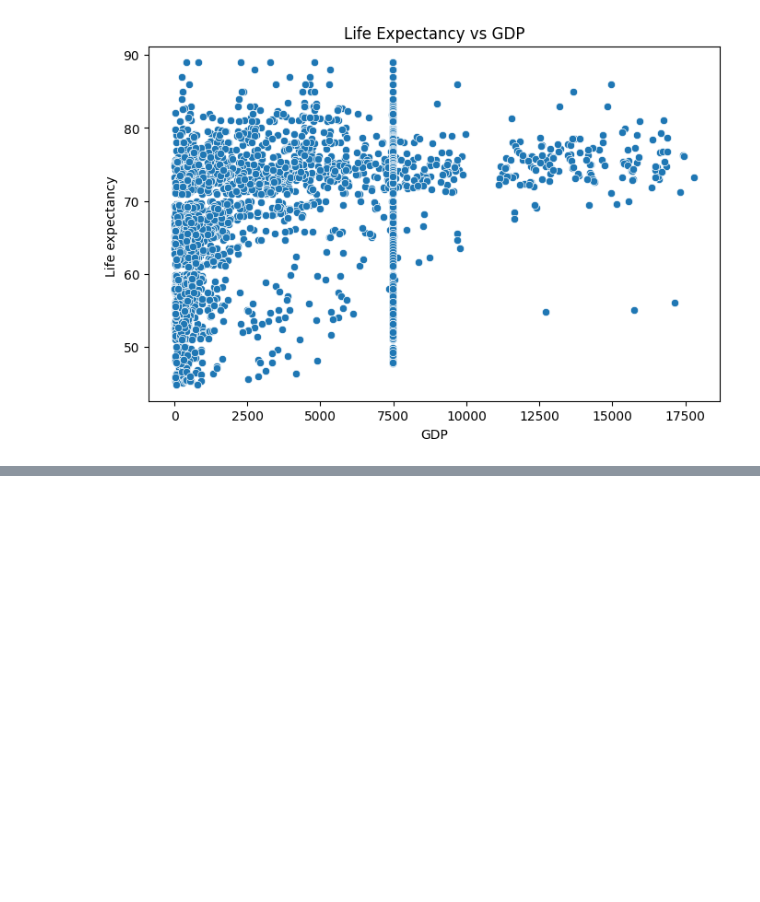
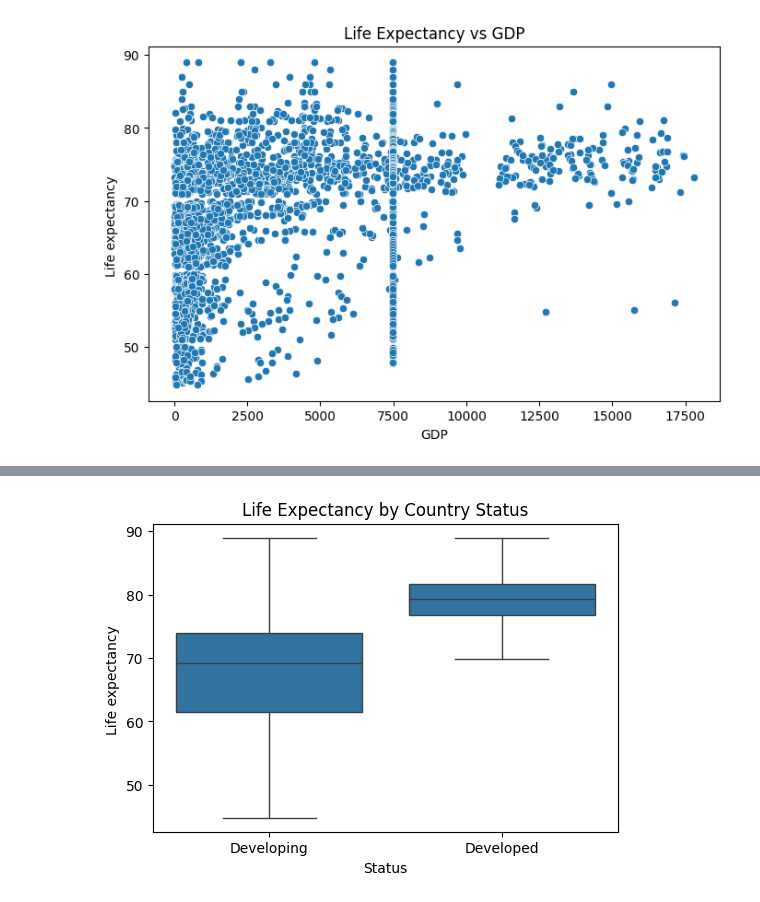
Before and after one commit to VanshSoni-rgb/Life-Expectancy-Analysis, a Jupyter notebook: notebooks/exploratory_data_analysis.ipynb, the cells around one changed output, grey strips where cells are left out. Saved outputs shown, nothing was run; the diff lists cells and outputs as text; code cells hidden in the pictures; blank space fills up the shorter version.

```diff
--- a/notebooks/exploratory_data_analysis.ipynb
+++ b/notebooks/exploratory_data_analysis.ipynb
@@ -47,0 +67,7 @@ plt.show()
+# %%
+plt.figure(figsize=(6,4))
+sns.boxplot(x='Status', y='Life expectancy ', data=df)
+plt.title('Life Expectancy by Country Status')
+plt.show()
+# %% [output]
+[figure, added]
```
Also changed, not shown: parts of 6 cells of this notebook.
